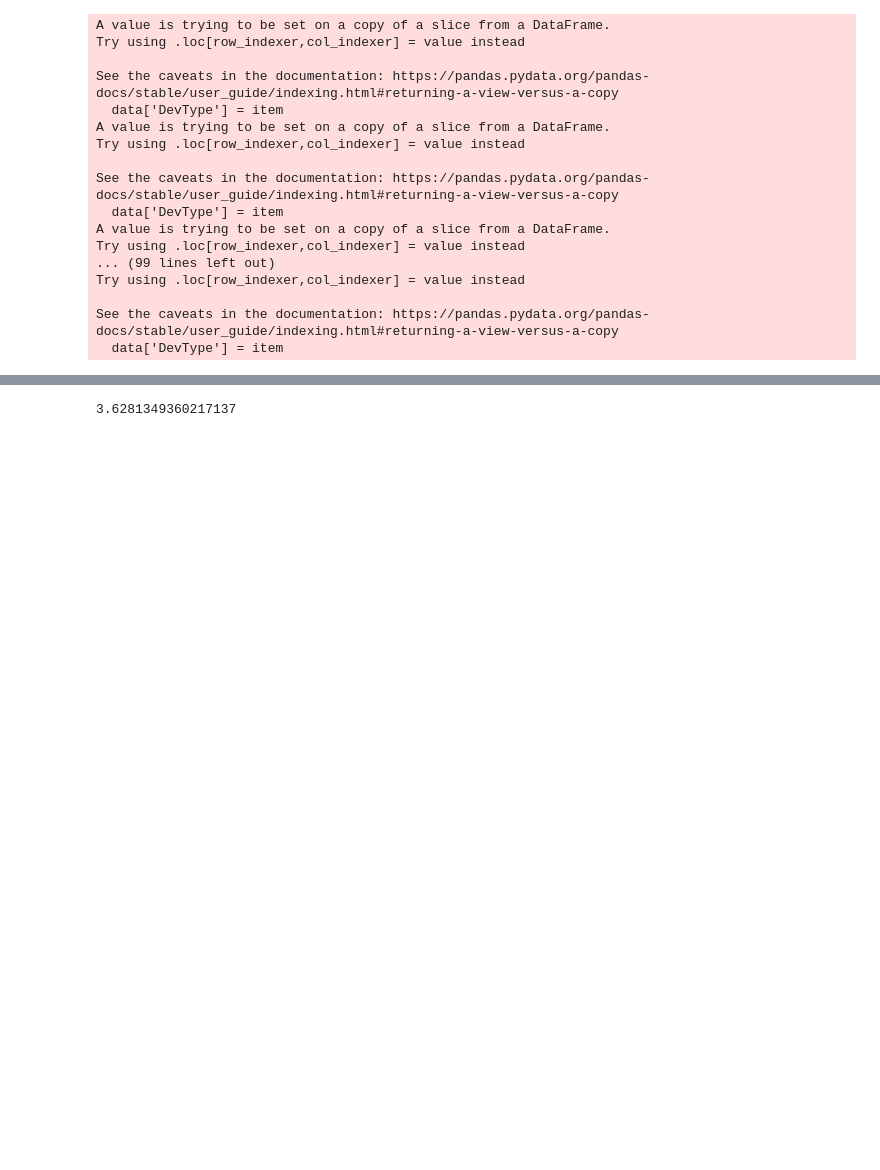
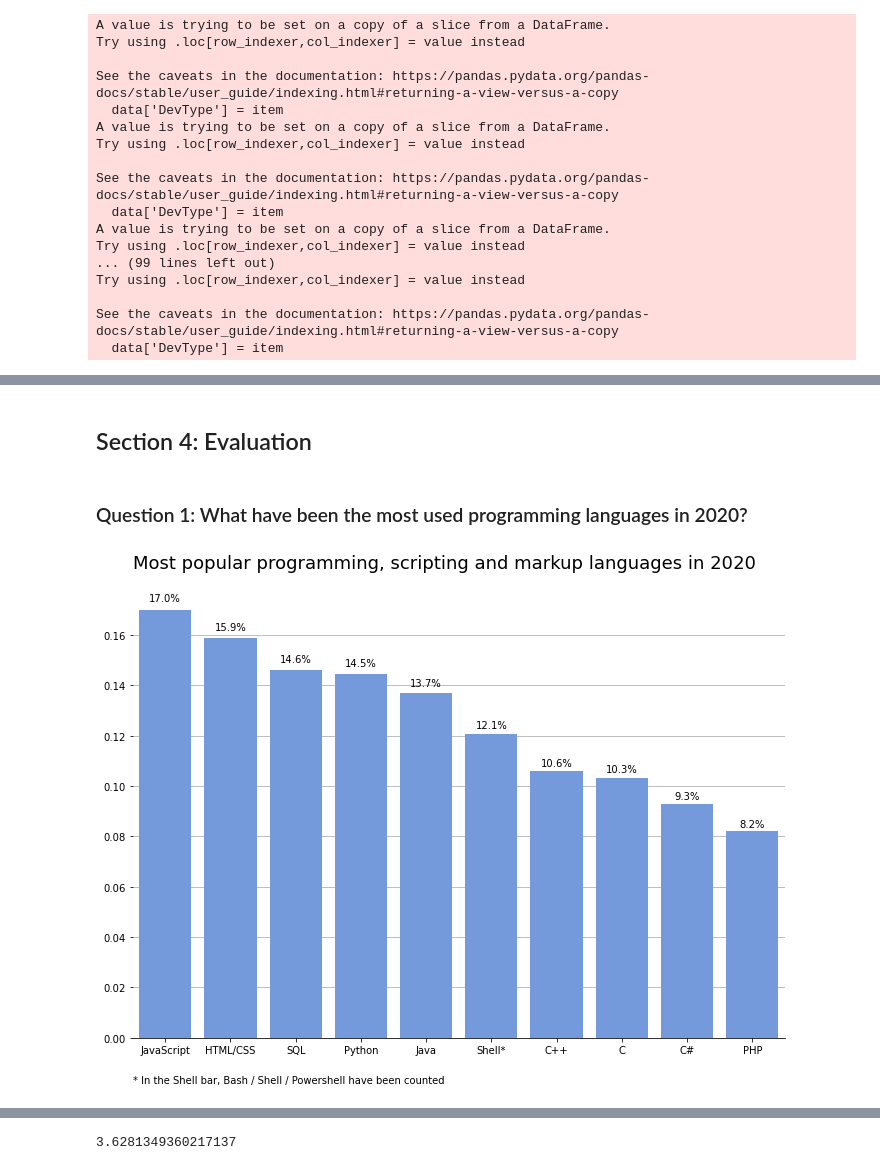
Before and after one commit to rubenvf/Stack_Overflow_Survey_2020, a Jupyter notebook: DevType_Analysis.ipynb, the cells around one changed output, grey strips where cells are left out. Cells and saved outputs as stored; diff of their text form; code cells hidden in the pictures; blank space fills up the shorter version.

```diff
--- a/DevType_Analysis.ipynb
+++ b/DevType_Analysis.ipynb
@@ -198,0 +247,4 @@ df_clean['DevType'] = df_clean['DevType'].replace(rename_map)
+# %% [markdown]
+## Section 4: Evaluation
+# %% [markdown]
+### Question 1: What have been the most used programming languages in 2020?
@@ -198,0 +280,12 @@ df_clean['DevType'] = df_clean['DevType'].replace(rename_map)
+# %%
+#Plot top 10 programming languages in 2020
+ax = print_percentage_top(ratio, 10, 'Most popular programming, scripting and markup languages in 2020')
+#Change the 5th label to fit properly in the plot
+labels = [item.get_text() for item in ax.get_xticklabels()]
+labels[5] = 'Shell*'
+ax.set_xticklabels(labels)
+ax.set_xlabel('* In the Shell bar, Bash / Shell / Powershell have been counted', loc = 'left', labelpad = 20)
+
+plt.show()
+# %% [output]
+[figure, new version]
```
Also changed, not shown: parts of 47 cells of this notebook.
